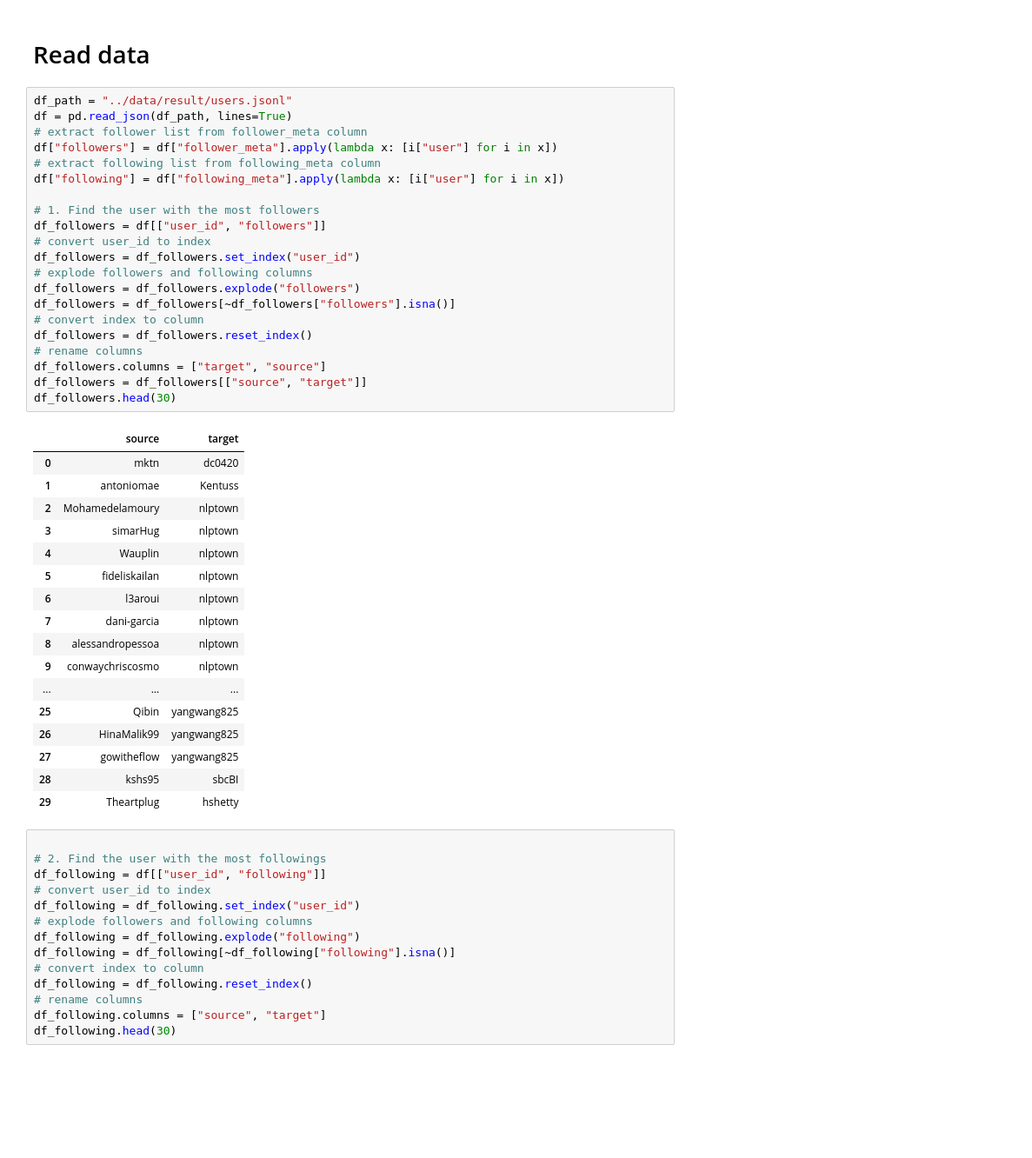
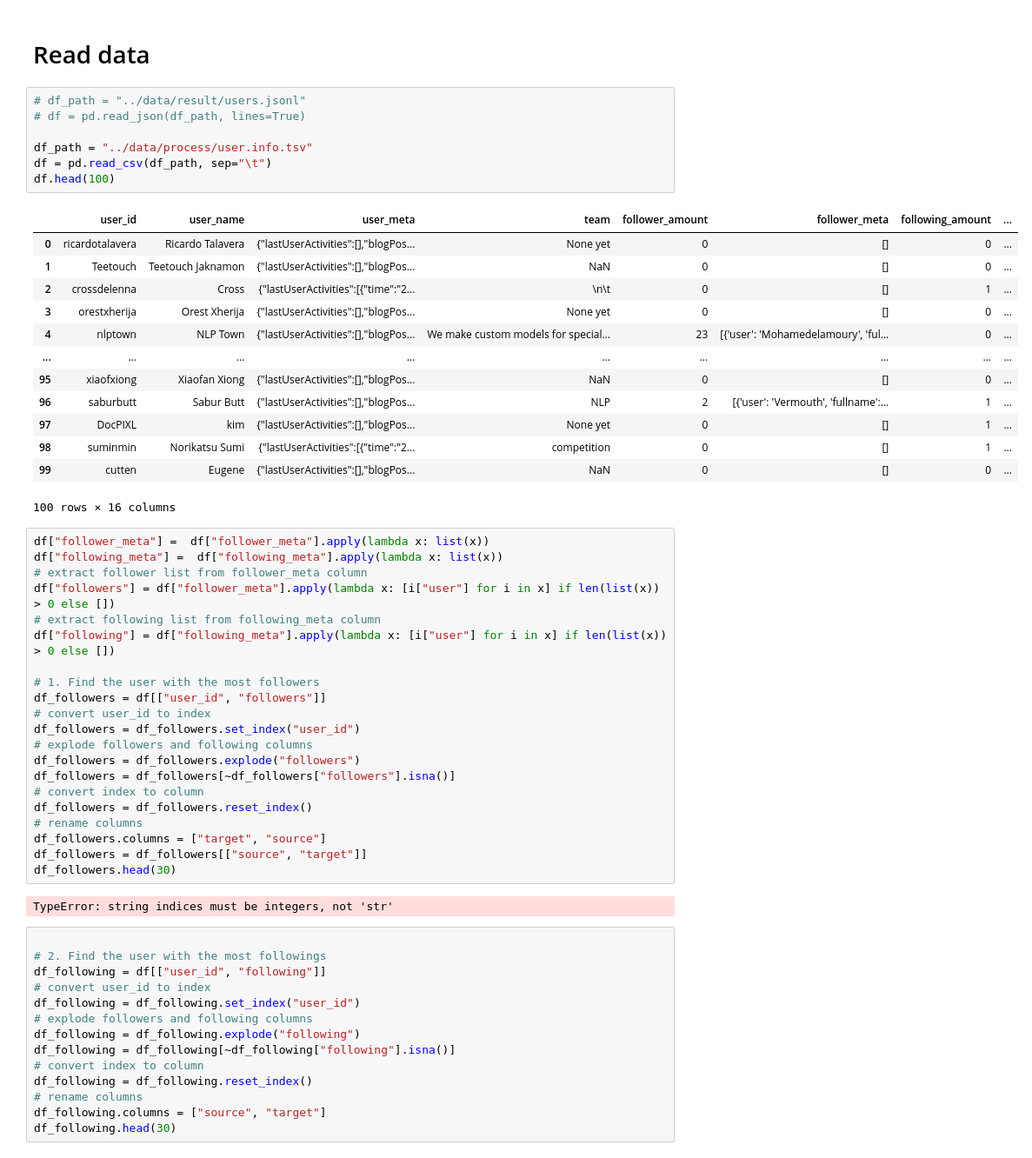
Before and after one commit to reycn/huggingface-user-crawler, a Jupyter notebook: notebook/0.social.network.ipynb, the cells around one changed output. Shown at 87% size. Cells and saved outputs as stored; diff of their text form; blank space fills up the shorter version.

```diff
--- a/notebook/0.social.network.ipynb
+++ b/notebook/0.social.network.ipynb
@@ -16,13 +16,34 @@ ig = igraph
 [pkgman] 9 packages have been imported.
 # %% [markdown]
 # Read data
+# %%
+# df_path = "../data/result/users.jsonl"
+# df = pd.read_json(df_path, lines=True)
+
+df_path = "../data/process/user.info.tsv"
+df = pd.read_csv(df_path, sep="\t")
+df.head(100)
+# %% [output]
+|  | user_id | user_name | user_meta | team | follower_amount | follower_meta | following_amount | ... |
+| 0 | ricardotalavera | Ricardo Talavera | {"lastUserActivities":[],"blogPos... | None yet | 0 | [] | 0 | ... |
+| 1 | Teetouch | Teetouch Jaknamon | {"lastUserActivities":[],"blogPos... | NaN | 0 | [] | 0 | ... |
+| 2 | crossdelenna | Cross | {"lastUserActivities":[{"time":"2... | \n\t | 0 | [] | 1 | ... |
+| 3 | orestxherija | Orest Xherija | {"lastUserActivities":[],"blogPos... | None yet | 0 | [] | 0 | ... |
+| 4 | nlptown | NLP Town | {"lastUserActivities":[],"blogPos... | We make custom models for special... | 23 | [{'user': 'Mohamedelamoury', 'ful... | 0 | ... |
+| ... | ... | ... | ... | ... | ... | ... | ... | ... |
+| 95 | xiaofxiong | Xiaofan Xiong | {"lastUserActivities":[],"blogPos... | NaN | 0 | [] | 0 | ... |
+| 96 | saburbutt | Sabur Butt | {"lastUserActivities":[],"blogPos... | NLP | 2 | [{'user': 'Vermouth', 'fullname':... | 1 | ... |
+| 97 | DocPIXL | kim | {"lastUserActivities":[],"blogPos... | None yet | 0 | [] | 1 | ... |
+| 98 | suminmin | Norikatsu Sumi | {"lastUserActivities":[{"time":"2... | competition | 0 | [] | 1 | ... |
+| 99 | cutten | Eugene | {"lastUserActivities":[],"blogPos... | NaN | 0 | [] | 0 | ... |
+100 rows × 16 columns
 # %%
-df_path = "../data/result/users.jsonl"
-df = pd.read_json(df_path, lines=True)
+df["follower_meta"] =  df["follower_meta"].apply(lambda x: list(x))
+df["following_meta"] =  df["following_meta"].apply(lambda x: list(x))
 # extract follower list from follower_meta column
-df["followers"] = df["follower_meta"].apply(lambda x: [i["user"] for i in x])
+df["followers"] = df["follower_meta"].apply(lambda x: [i["user"] for i in x] if len(list(x)) > 0 else [])
 # extract following list from following_meta column
-df["following"] = df["following_meta"].apply(lambda x: [i["user"] for i in x])
+df["following"] = df["following_meta"].apply(lambda x: [i["user"] for i in x] if len(list(x)) > 0 else [])
 
 # 1. Find the user with the most followers
 df_followers = df[["user_id", "followers"]]
@@ -38,23 +59,7 @@ df_followers.columns = ["target", "source"]
 df_followers = df_followers[["source", "target"]]
 df_followers.head(30)
 # %% [output]
-|  | source | target |
-| 0 | mktn | dc0420 |
-| 1 | antoniomae | Kentuss |
-| 2 | Mohamedelamoury | nlptown |
-| 3 | simarHug | nlptown |
-| 4 | Wauplin | nlptown |
-| 5 | fideliskailan | nlptown |
-| 6 | l3aroui | nlptown |
-| 7 | dani-garcia | nlptown |
-| 8 | alessandropessoa | nlptown |
-| 9 | conwaychriscosmo | nlptown |
-| ... | ... | ... |
-| 25 | Qibin | yangwang825 |
-| 26 | HinaMalik99 | yangwang825 |
-| 27 | gowitheflow | yangwang825 |
-| 28 | kshs95 | sbcBI |
-| 29 | Theartplug | hshetty |
+TypeError: string indices must be integers, not 'str'
 # %%
 
 # 2. Find the user with the most followings
```
Also changed, not shown: 13 other files.
